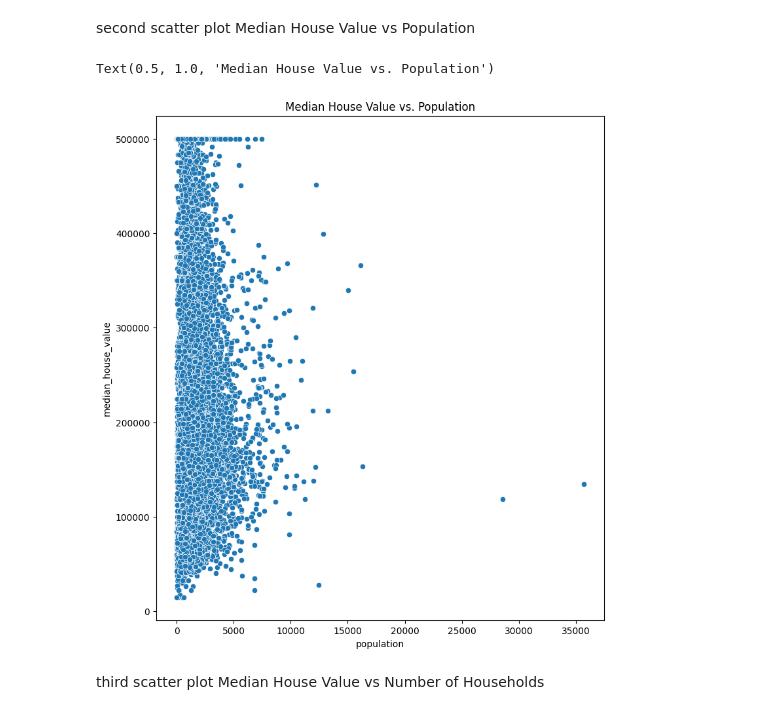
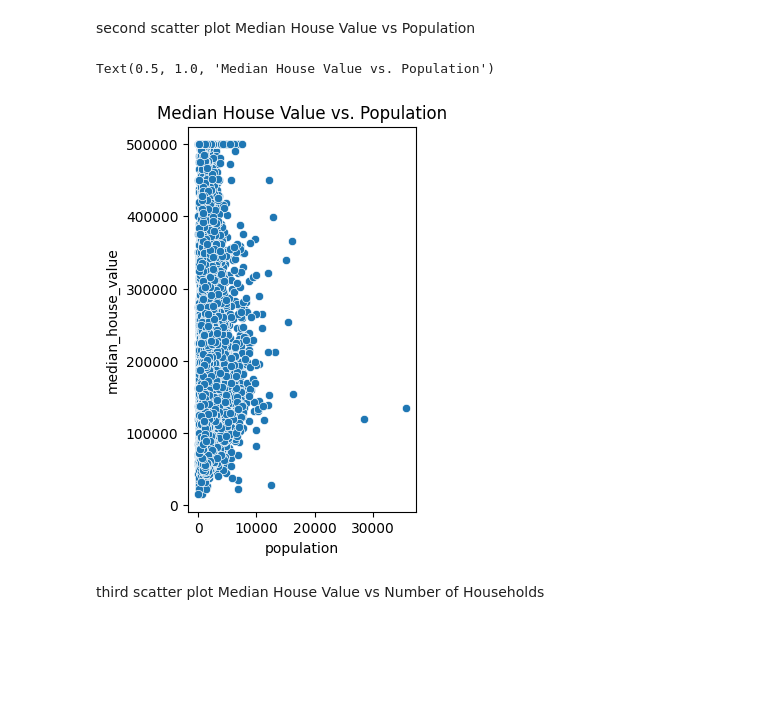
Before and after one commit to J7477/CSCN8010-assignments, a Jupyter notebook: lab1.ipynb, the cells around one changed output. Cells and saved outputs as stored; diff of their text form; code cells hidden in the pictures; blank space fills up the shorter version.

```diff
--- a/lab1.ipynb
+++ b/lab1.ipynb
@@ -63,14 +63,14 @@ Text(0.5, 1.0, 'Median House Value vs. Median Income')
 # %% [markdown]
 second scatter plot Median House Value vs Population
 # %%
-plt.figure(figsize=(30, 10))
+plt.figure(figsize=(10, 5))
 # Median House Value vs Population
 plt.subplot(1, 3, 2)
 sns.scatterplot(x=df['population'], y=df['median_house_value'])
 plt.title('Median House Value vs. Population')
 # %% [output]
 Text(0.5, 1.0, 'Median House Value vs. Population')
-[figure, old version]
+[figure, new version]
 # %% [markdown]
 third scatter plot Median House Value vs Number of Households
 # %%
```
Also changed, not shown: parts of 14 cells of this notebook.
